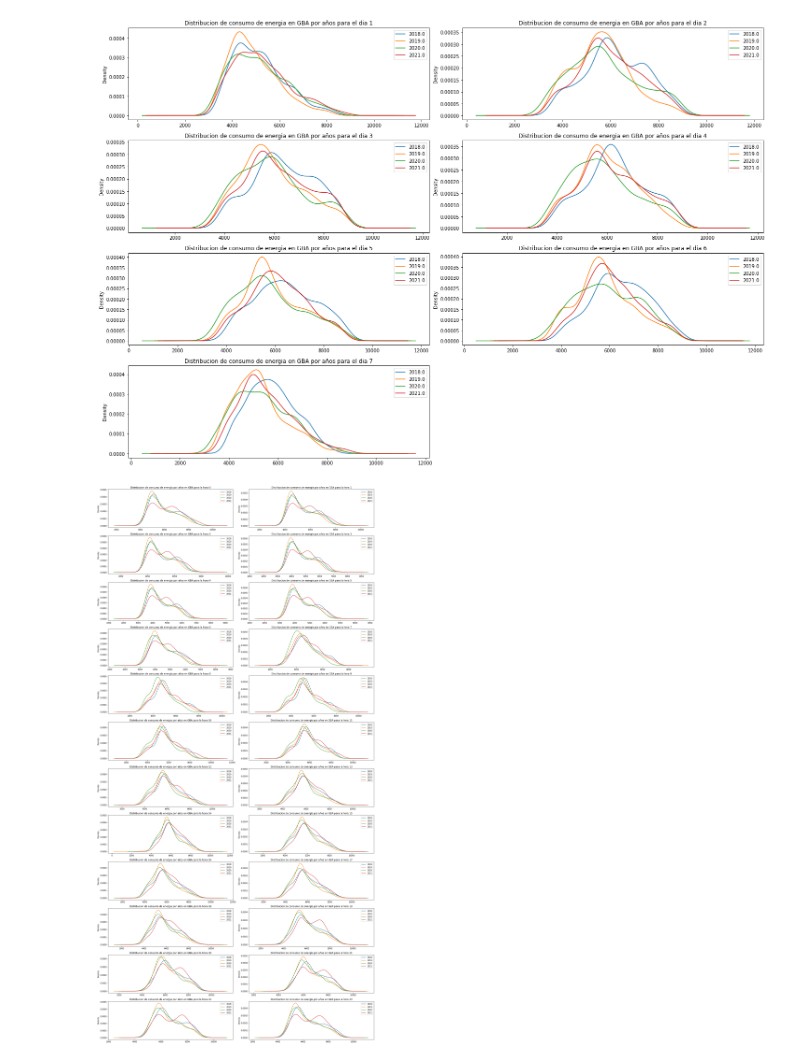
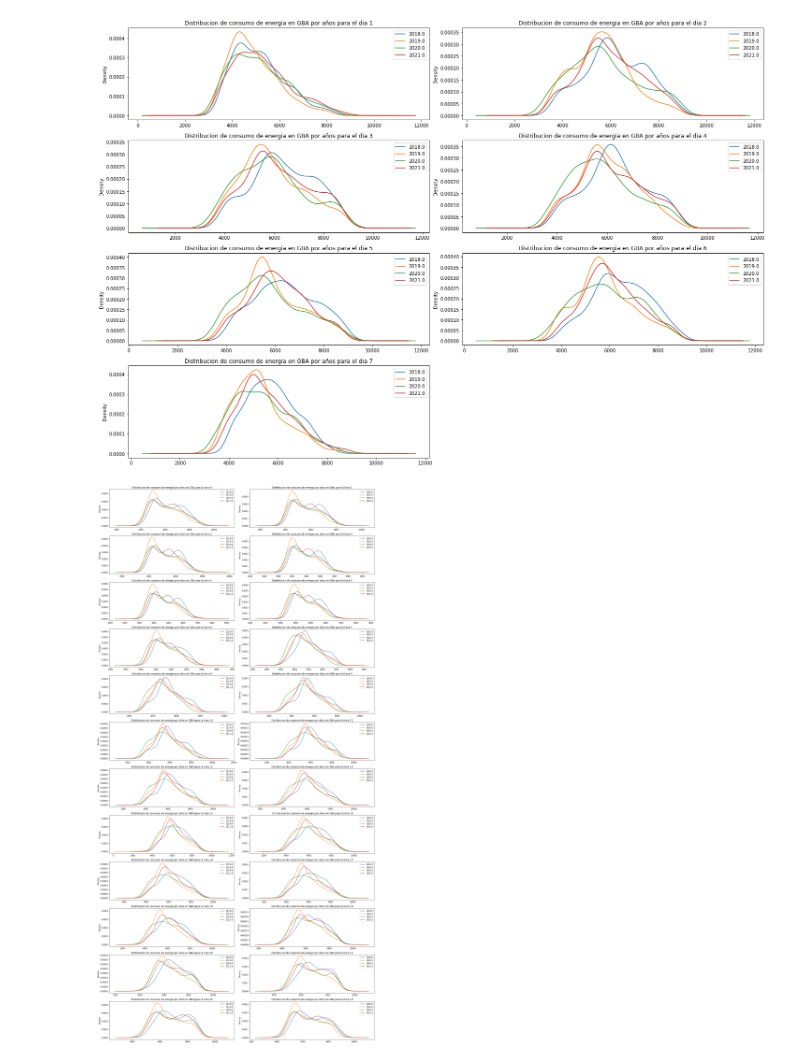
Before and after one commit to IlicicAxel/Energia_Forecast, a Jupyter notebook: Energia_EDA.ipynb, the cells around one changed output. Cells and saved outputs as stored; diff of their text form; code cells hidden in the pictures.

```diff
--- a/Energia_EDA.ipynb
+++ b/Energia_EDA.ipynb
@@ -159,6 +152,6 @@ k_errors
 # %%
 # Completar los valores nulos utilizando KNN, con k=5
-imputer = KNNImputer(n_neighbors=5)
+imputer = KNNImputer(n_neighbors=17)
 df1 = pd.DataFrame(imputer.fit_transform(df), columns = df.columns)
 # %%
 df1.set_index(df.index, inplace=True)
@@ -296,13 +282,13 @@ plt.tight_layout()
 # %%
 #Distribuciones por hora del dia
 f = plt.figure(figsize = (20,40))
 peak_hours = np.arange(0,24)
 for i, hour in enumerate(peak_hours):
     ax = f.add_subplot(12,2,i+1)
     for j, year in enumerate(df['Año'].unique()):
-        df[(df['Año'] == year) & (df['Hora'] == hour)]['Energia GBA'].\
+        df[(df['Año'] == year) & (df['Hora'] == hour) & (df['Mes'] < 8)]['Energia GBA'].\
                                 plot(kind='density',  sharey=False, legend=True, label= year)
     plt.title('Distribucion de consumo de energia por años en GBA para la hora '+str(hour))
 plt.tight_layout()
 # %% [output]
-[figure, old version]
+[figure, new version]
```
Also changed, not shown: parts of 10 cells of this notebook, 4 other files.
